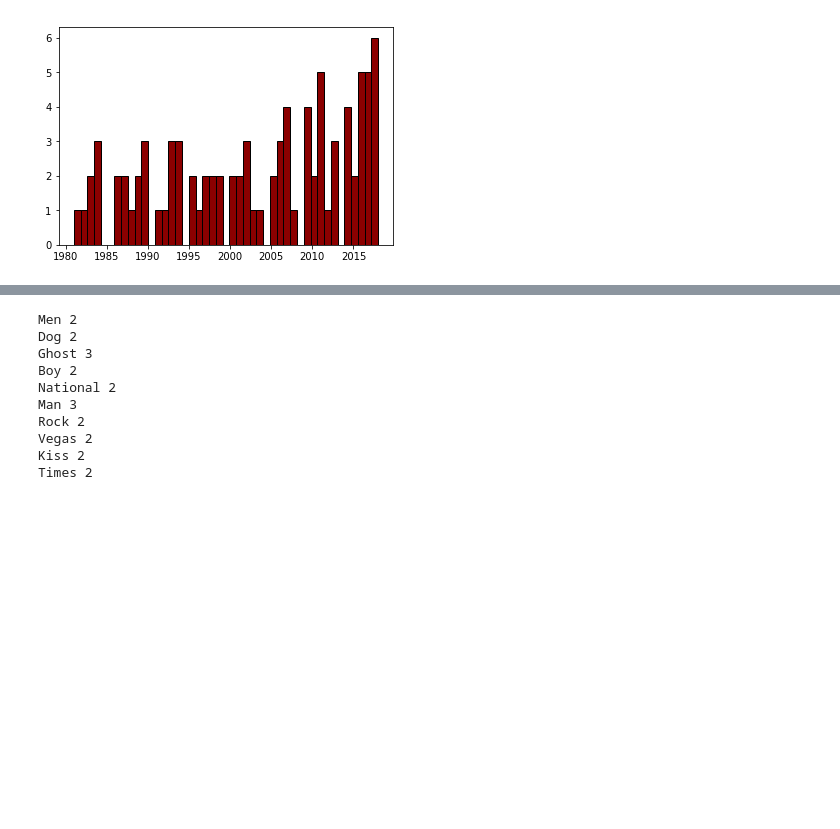
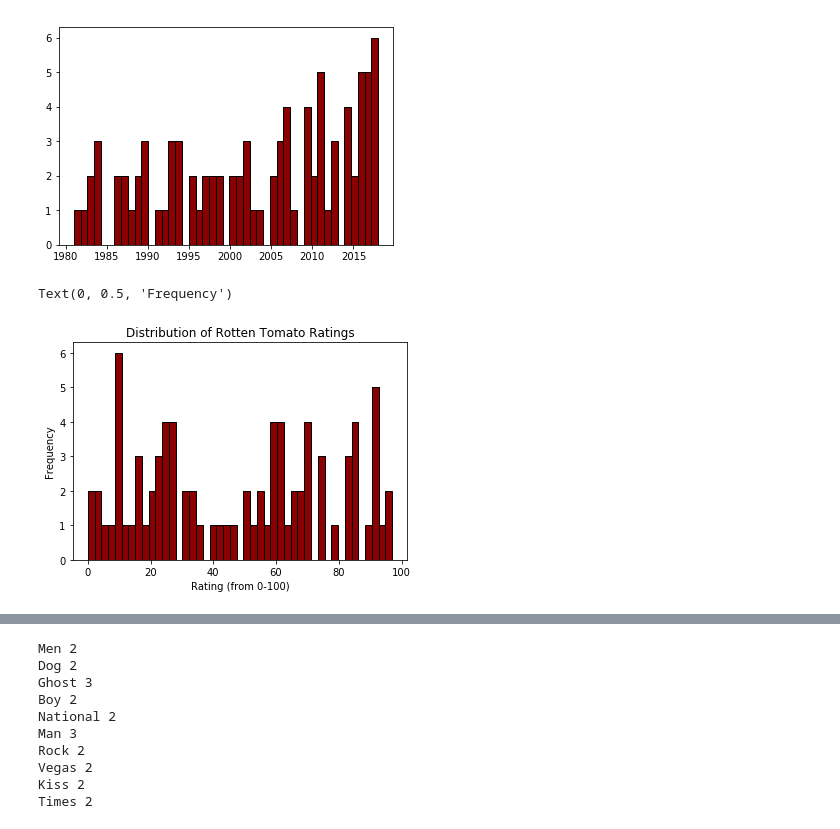
Before and after one commit to ehighland/cage_data, a Jupyter notebook: Cage.ipynb, the cells around one changed output, grey strips where cells are left out. Drawn from its saved outputs; the diff is of its cells as text; code cells hidden in the pictures; blank space fills up the shorter version.

Commit message:
Rotten Tomatoes ratings analysis in main ipynb and new ipynb for file preprocessing

```diff
--- a/Cage.ipynb
+++ b/Cage.ipynb
@@ -99,0 +105,7 @@ ax.xticks=[range(1980,2018,10)]
+# %%
+#If there was no rating, I put X
+#Here, I am filtering those out
+ratings = [num for num in cage.rottentomatoes if num !='X']
+# %%
+# Converting to int from str
+ratings_int = [int(n) for n in ratings]
@@ -99,0 +120,9 @@ ax.xticks=[range(1980,2018,10)]
+# %%
+# Plot the distribution of the ratings
+plt.hist(ratings_int,bins=45,color='darkred',edgecolor='black')
+plt.title('Distribution of Rotten Tomato Ratings')
+plt.xlabel('Rating (from 0-100)')
+plt.ylabel('Frequency')
+# %% [output]
+Text(0, 0.5, 'Frequency')
+[figure, added]
```
Also changed, not shown: parts of 17 cells of this notebook, 3 other files.
